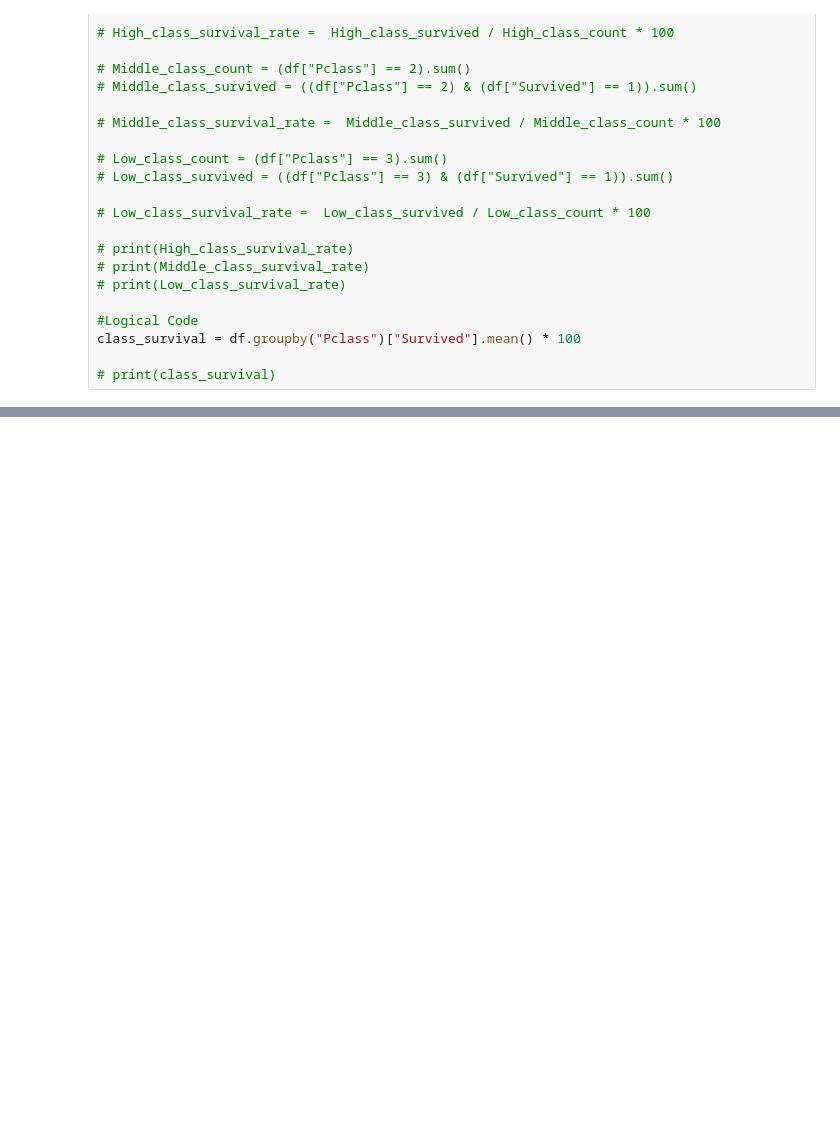
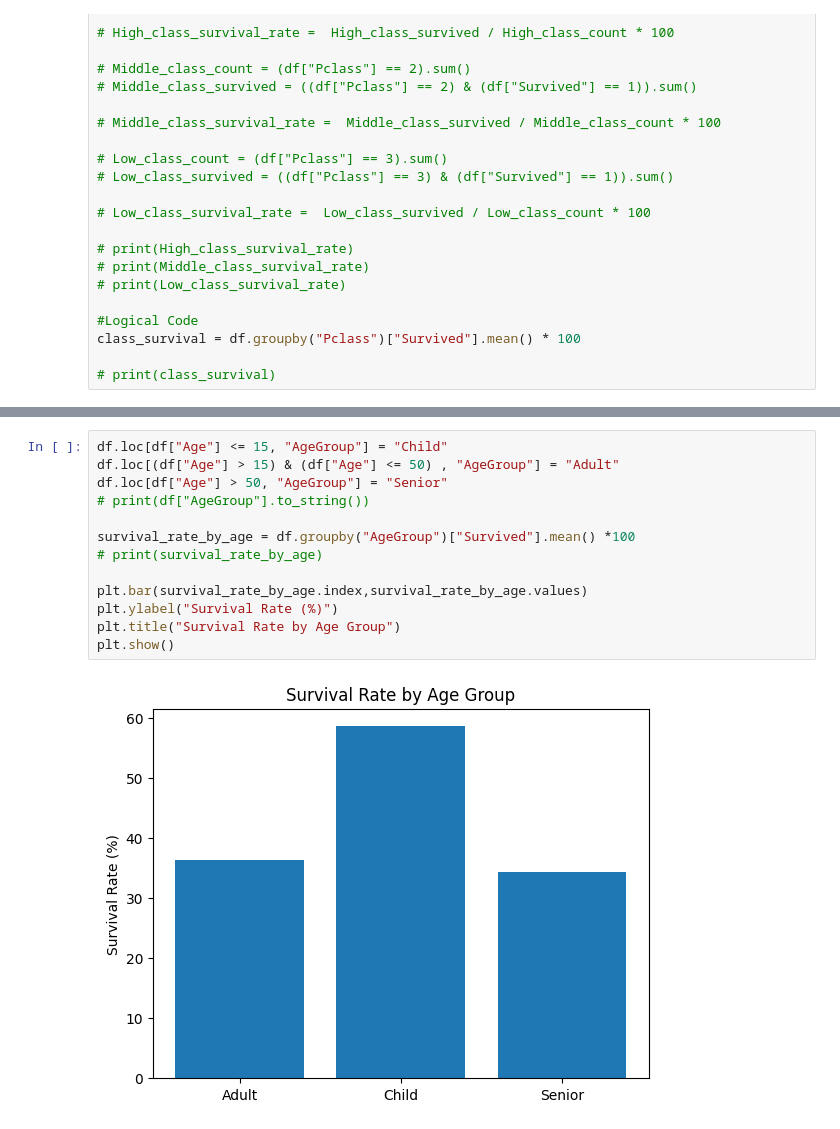
Before and after one commit to TEN-jpg/pandas-eda-titanic, a Jupyter notebook: pandas_step1.ipynb, the cells around one changed output, grey strips where cells are left out. Saved outputs shown, nothing was run; the diff lists cells and outputs as text; blank space fills up the shorter version.

```diff
--- a/pandas_step1.ipynb
+++ b/pandas_step1.ipynb
@@ -91,0 +96,15 @@ plt.show()
+# %%
+df.loc[df["Age"] <= 15, "AgeGroup"] = "Child"
+df.loc[(df["Age"] > 15) & (df["Age"] <= 50) , "AgeGroup"] = "Adult"
+df.loc[df["Age"] > 50, "AgeGroup"] = "Senior"
+# print(df["AgeGroup"].to_string())
+
+survival_rate_by_age = df.groupby("AgeGroup")["Survived"].mean() *100
+# print(survival_rate_by_age)
+
+plt.bar(survival_rate_by_age.index,survival_rate_by_age.values)
+plt.ylabel("Survival Rate (%)")
+plt.title("Survival Rate by Age Group")
+plt.show()
+# %% [output]
+[figure, added]
```
Also changed, not shown: parts of 8 cells of this notebook.
